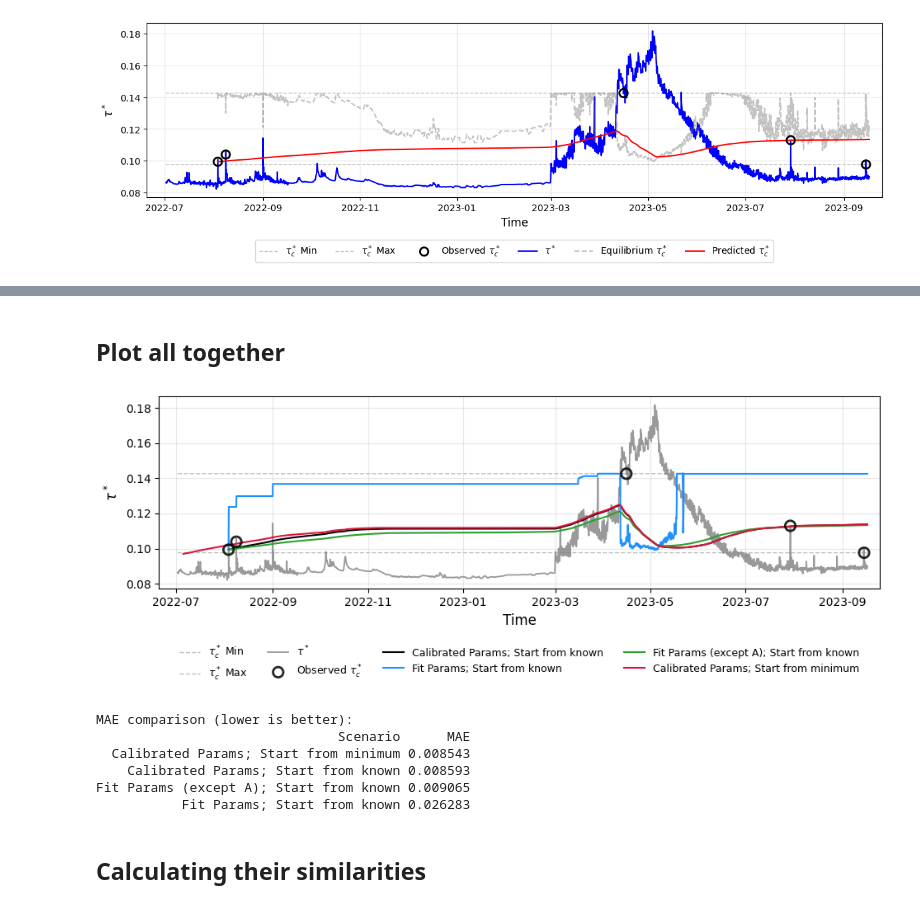
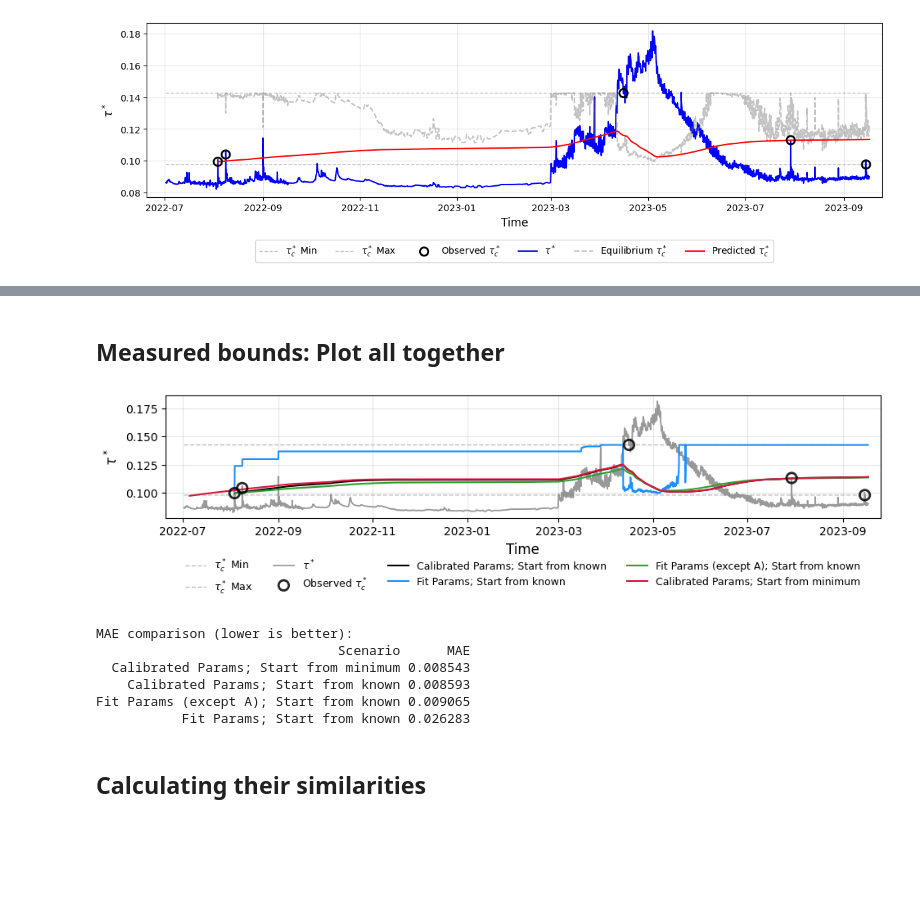
Before and after one commit to nicole-hucke/tauc_plots, a Jupyter notebook: figure8/example_timeseries/predictive_model_field.ipynb, the cells around one changed output, grey strips where cells are left out. Saved outputs shown, nothing was run; the diff lists cells and outputs as text; code cells hidden in the pictures; blank space fills up the shorter version.

Commit message:
plots for v3 of MS

```diff
--- a/figure8/example_timeseries/predictive_model_field.ipynb
+++ b/figure8/example_timeseries/predictive_model_field.ipynb
@@ -348,10 +510,10 @@ tauc_lajara, k_lajara, tau_eq_lajara, tauc_ratio_field = evolve_tauc_tc(
     tau_c_max=tauc_max_lajara,
     event_indices=start_indices,
     tau_c_obs=tau_c_start,
-    A=0.000052,
-    B=5.623413,
-    ks=1,
-    kw=10,
+    A=0.0000359381366380462,
+    B=5.03968419957949,
+    ks=50,
+    kw=9,
 )
 tau_c_pred_series = pd.Series(tauc_lajara, index=time_to_index.index)
 tau_star_series = pd.Series(tau_star, index=time_to_index.index)
@@ -395,5 +683,5 @@ MAE (observed vs predicted tau_c* at event times): 0.0089
 # %% [markdown]
-## Plot all together
+## Measured bounds: Plot all together
 # %%
 # Combined comparison using the three notebook scenarios (no tau_eq lines)
 scenarios = [
@@ -452,7 +740,7 @@ scenarios = [
 ]
 
 results = []
-fig, ax = plt.subplots(figsize=(10, 4))
+fig, ax = plt.subplots(figsize=(10, 3))
 
 # min and max context lines
 ax.plot(time_to_index.index, [tauc_min_lajara] * len(time_to_index.index), color='silver', linestyle='--', linewidth=1, label=r'$\tau_c^*$ Min',)
@@ -497,35 +785,35 @@ for scenario in scenarios:
     else:
         mae = np.nan
 
     results.append({
         "Scenario": scenario["label"],
         "MAE": mae,
     })
 
     mae_txt = f"{mae:.5f}" if np.isfinite(mae) else "NaN"
     ax.plot(
         pred_series.index,
         pred_series.values,
         color=scenario["color"],
         linewidth=1.5,
         label=f"{scenario['label']}",
         linestyle='-',
     )
 
 ax.set_ylabel(r'$\tau^*$', fontsize=12)
 ax.set_xlabel('Time', fontsize=12)
 ax.grid(True, alpha=0.3)
-ax.legend(fontsize=9, loc='upper center', bbox_to_anchor=(0.5, -0.24), ncol=4, edgecolor='none', framealpha=0.9)
+ax.legend(fontsize=9, loc='upper center', bbox_to_anchor=(0.5, -0.25), ncol=4, edgecolor='none', framealpha=0.9)
 plt.xlim(pd.Timestamp("2022-06-20"), pd.Timestamp("2023-09-25"))
 plt.tight_layout()
 plt.savefig('tauc_evolution_examples.png', dpi=300)
 plt.show()
 
 mae_table = pd.DataFrame(results).sort_values("MAE")
 print("MAE comparison (lower is better):")
 print(mae_table.to_string(index=False))
 # %% [output]
-[figure, old version]
+[figure, new version]
 MAE comparison (lower is better):
                                Scenario      MAE
   Calibrated Params; Start from minimum 0.008543
```
Also changed, not shown: parts of 10 cells of this notebook, 7 other files.
